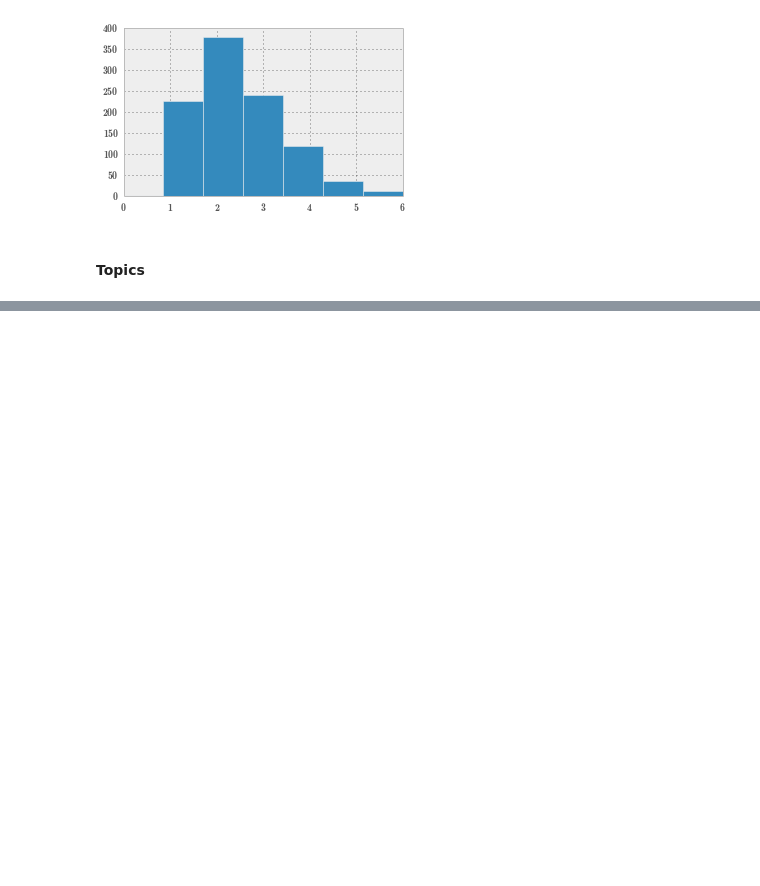
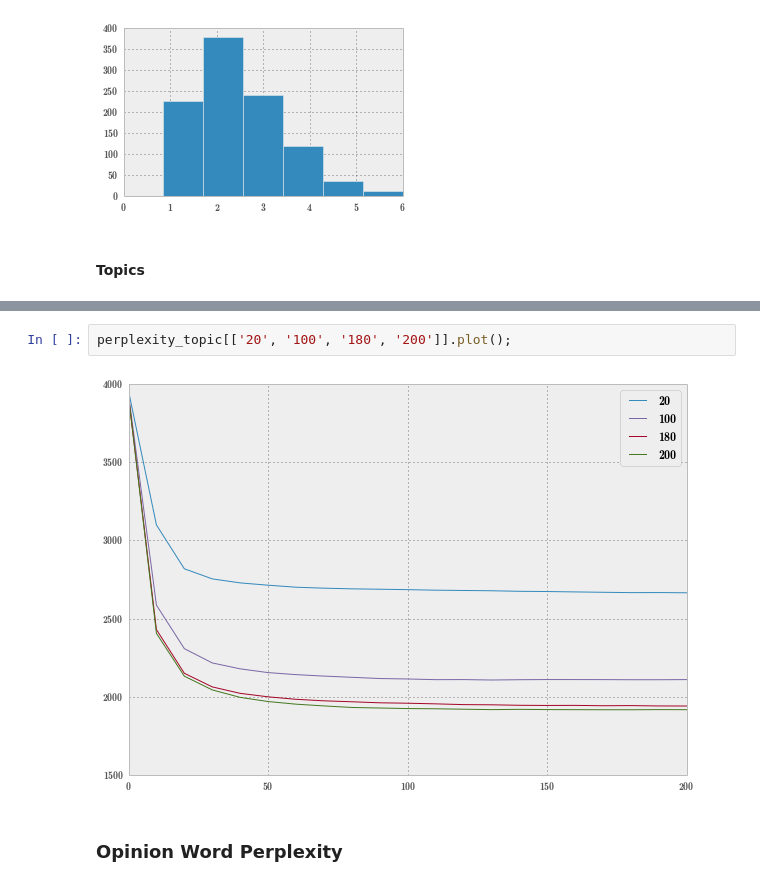
Before and after one commit to jvdzwaan/dilipad, a Jupyter notebook: View_CPT_results.ipynb, the cells around one changed output, grey strips where cells are left out. Drawn from its saved outputs; the diff is of its cells as text; blank space fills up the shorter version.

```diff
--- a/View_CPT_results.ipynb
+++ b/View_CPT_results.ipynb
@@ -163,0 +196,6 @@ for i in range(100):
+# %%
+perplexity_topic[['20', '100', '180', '200']].plot();
+# %% [output]
+[figure, added]
+# %% [markdown]
+### Opinion Word Perplexity
```
Also changed, not shown: parts of 21 cells of this notebook.
